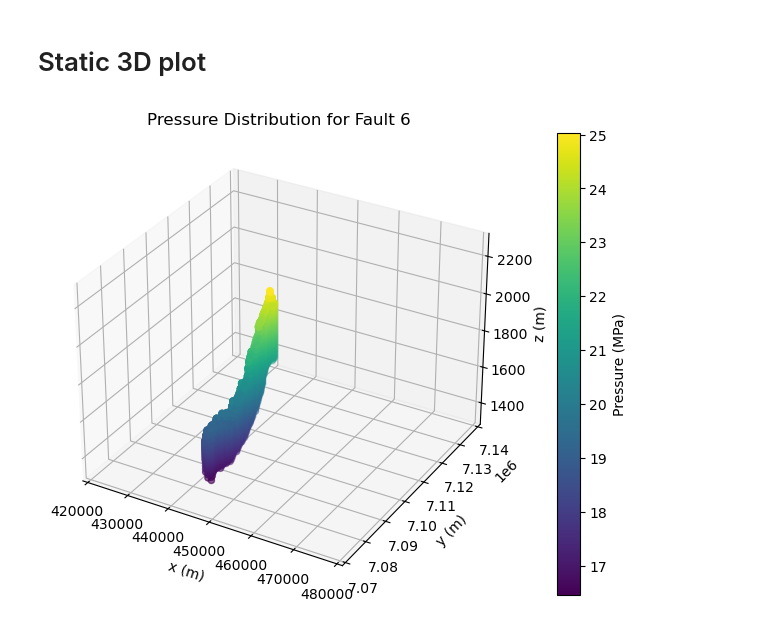
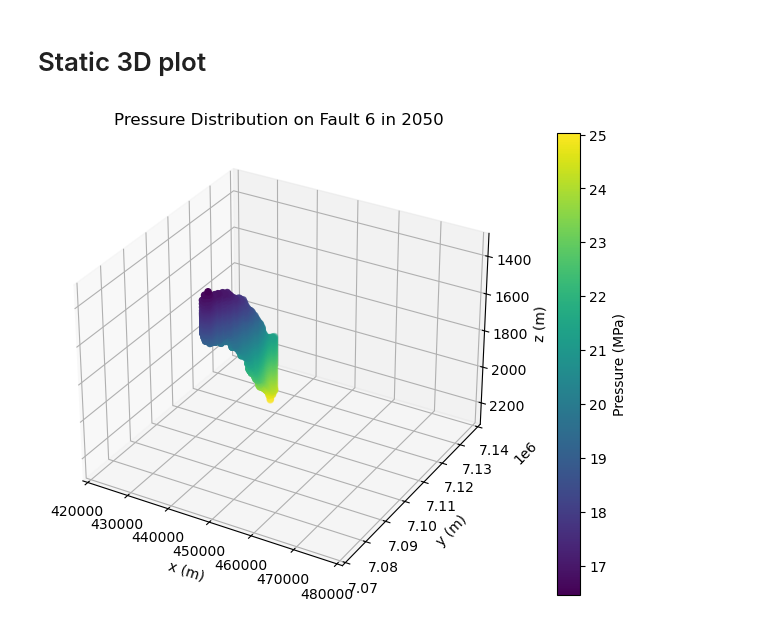
Before and after one commit to JihuiDing/postCMGsim, a Jupyter notebook: nb_plot_3D.ipynb, the cells around one changed output. Cells and saved outputs as stored; diff of their text form; code cells hidden in the pictures.

Commit message:
update 3d plots

```diff
--- a/nb_plot_3D.ipynb
+++ b/nb_plot_3D.ipynb
@@ -503,35 +503,37 @@ fig.show()
 # %% [markdown]
 # Static 3D plot
 # %%
-# parameters
+import matplotlib.pyplot as plt
+import numpy as np
+># parameters
 fault_id = 0; year = 2050; year_list = [2030, 2040, 2050, 2060, 2550, 3050]
 # load data
 coor_fault = np.load('results/JD_Sula_2025_flow_coor&fault_reservoir.npy')
 pres = np.load('data/results_trimmed/case1_PRES.npy')
+fault_slip = np.load('results/fault_slip2/case1_fault_slip.npy')
 # Filter data for the specific fault_id
 mask = (coor_fault[:,:,:,3] == fault_id)
 x_coor,y_coor,z_coor = coor_fault[:,:,:,0][mask], coor_fault[:,:,:,1][mask], coor_fault[:,:,:,2][mask]
 pres_val = pres[:,:,:,year_list.index(year)][mask]/1000 # convert to MPa
 fault_slip_val = fault_slip[:,:,:,year_list.index(year)][mask]
 
 # Create a 3D plot
 fig = plt.figure(figsize=(12, 6))
 ax = fig.add_subplot(111, projection='3d')
-
 # Plot data
 sc = ax.scatter(x_coor, y_coor, z_coor, c=pres_val, cmap='viridis')
 plt.colorbar(sc, label='Pressure (MPa)')
-
-# Set labels
 ax.set_xlabel('x (m)')
 ax.set_ylabel('y (m)')
 ax.set_zlabel('z (m)')
 ax.set_xlim(420000, 480000)
 ax.set_ylim(7070000, 7140000)
-ax.set_zlim(1300, 2300)
-ax.set_title('Pressure Distribution for Fault 6')
-
+ax.set_zlim(2300,1300)
+ax.set_title(f'Pressure Distribution on Fault 6 in {year}')
+# --- CHANGE PERSPECTIVE HERE ---
+# ax.view_init(elev=90, azim=0) # Example: Top-down view
+# ax.view_init(elev=20, azim=-65) # Example: A good starting isometric view
 # Show plot
 plt.show()
 # %% [output]
-[figure, old version]
+[figure, new version]
```
Also changed, not shown: parts of 1 cell of this notebook.
